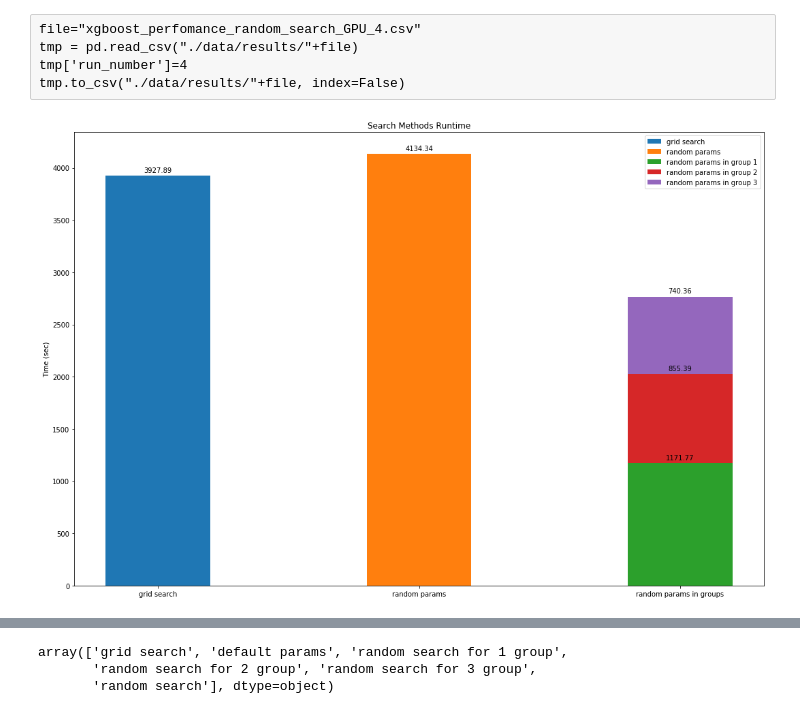
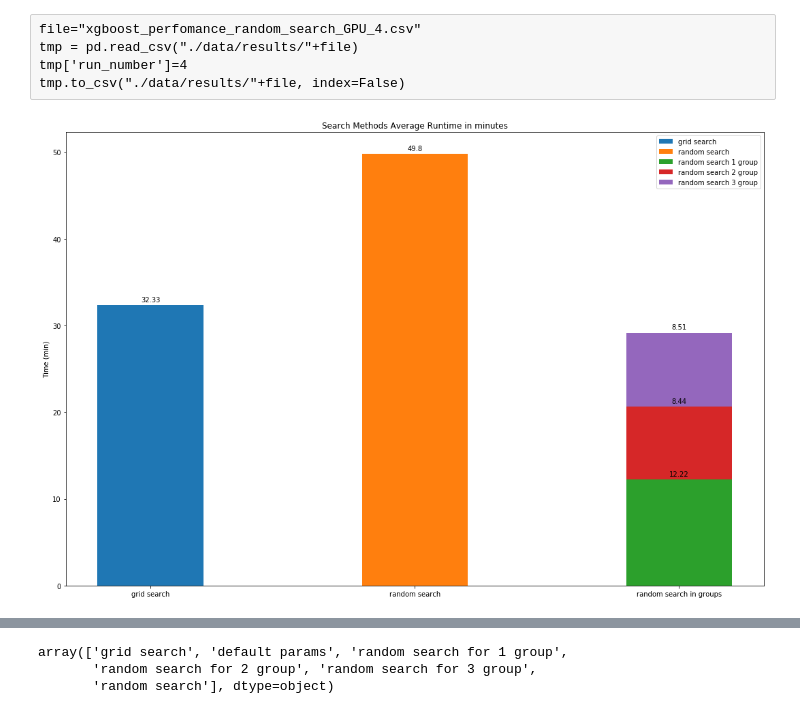
Before and after one commit to HollowPrincess/GradBoostOptim, a Jupyter notebook: xgboost_test_1_analysis.ipynb, the cells around one changed output, grey strips where cells are left out. Cells and saved outputs as stored; diff of their text form; code cells hidden in the pictures.

```diff
--- a/xgboost_test_1_analysis.ipynb
+++ b/xgboost_test_1_analysis.ipynb
@@ -97,49 +84,69 @@ working_time={
+# %%
+grid_time = 1940.05
+
+random_time = [2073.10, 1991.44, 1941.67,
+               3461.88, 3418.30, 3504.44, 3471.46, 3547.54, 3482.61
+              ]
+
+
+groups_time = [
+    [810.24, 765.14, 742.56, 744.10, 749.14,
+     676.46, 702.35, 749.01, 715.88, 677.28],
+    [515.27, 518.78, 519.46, 520.49, 520.53,
+     491.02, 495.51, 497.50, 498.53, 489.28],
+    [521.28, 521.50, 522.18, 525.42, 526.47,
+     495.62, 499.08, 499.29, 500.98, 491.89]
+]#first, second and third groups
+
+default_time = 2.02
 # %%
 def autolabel(rects, add=0):
     """Attach a text label above each bar in *rects*, displaying its height."""
     for rect in rects:
         height = rect.get_height()+add
         ax.annotate('{}'.format(round(height-add,2)),
                     xy=(rect.get_x() + rect.get_width() / 2, height),
                     xytext=(0, 3),  # 3 points vertical offset
                     textcoords="offset points",
                     ha='center', va='bottom')
 
 x = [0,0.5,1]  # the label locations
 width = 0.2  # the width of the bars
 
 fig, ax = plt.subplots(figsize=(15,10))
 
-labels=['grid search','random params', 'random params in groups']
-rects1 = ax.bar(0, working_time['grid search'], width, label='grid search')
-rects2 = ax.bar(0.5, working_time['random params'], width, label='random params')
+labels=['grid search','random search', 'random search in groups']
 
-rects3_1 = ax.bar(1, working_time['random params in group 1'], width, label='random params in group 1')
-rects3_2 = ax.bar(1, working_time['random params in group 2'], width,
-             bottom=working_time['random params in group 1'], label='random params in group 2')
-rects3_3 = ax.bar(1, working_time['random params in group 3'], width,
-             bottom=working_time['random params in group 2'] + working_time['random params in group 1'],
-                  label='random params in group 3')
+rects1 = ax.bar(0, grid_time/60, width, label='grid search')
+rects2 = ax.bar(0.5, np.mean(random_time)/60, width, label='random search')
 
 
+groups_time_mean = np.mean(groups_time, axis =1)/60
+rects3_1 = ax.bar(1, groups_time_mean[0], width, label='random search 1 group')
+rects3_2 = ax.bar(1, groups_time_mean[1], width,
+             bottom=groups_time_mean[0], label='random search 2 group')
+rects3_3 = ax.bar(1, groups_time_mean[2], width,
+             bottom=groups_time_mean[0] + groups_time_mean[1],
+                  label='random search 3 group')
 
-ax.set_ylabel('Time (sec)')
-ax.set_title('Search Methods Runtime')
+
+ax.set_ylabel('Time (min)')
+ax.set_title('Search Methods Average Runtime in minutes')
 ax.set_xticks(x)
 ax.set_xticklabels(labels)
 ax.legend(loc='best')
 
 autolabel(rects1)
 autolabel(rects2)
 autolabel(rects3_1)
-autolabel(rects3_2, working_time['random params in group 1'])
-autolabel(rects3_3, working_time['random params in group 1']+working_time['random params in group 2'])
+autolabel(rects3_2, groups_time_mean[0])
+autolabel(rects3_3, groups_time_mean[0]+groups_time_mean[1])
 fig.tight_layout()
 
 plt.savefig("graphs/1_time_exec.jpg")
 plt.show()
 # %% [output]
-[figure, old version]
+[figure, new version]
 # %%
 top5=df.loc[:,['experiment_name','params','mean_test_score']].sort_values(by='mean_test_score',ascending=False)[:5]
 # %%
```
Also changed, not shown: parts of 15 cells of this notebook, 20 other files.
